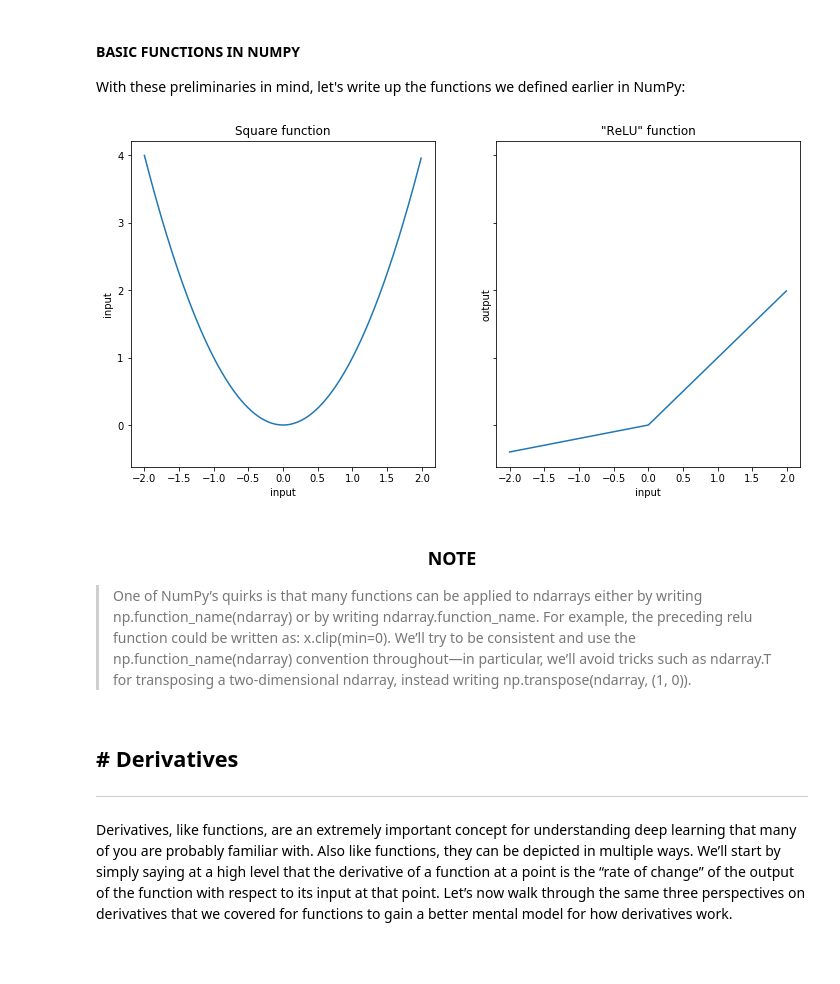
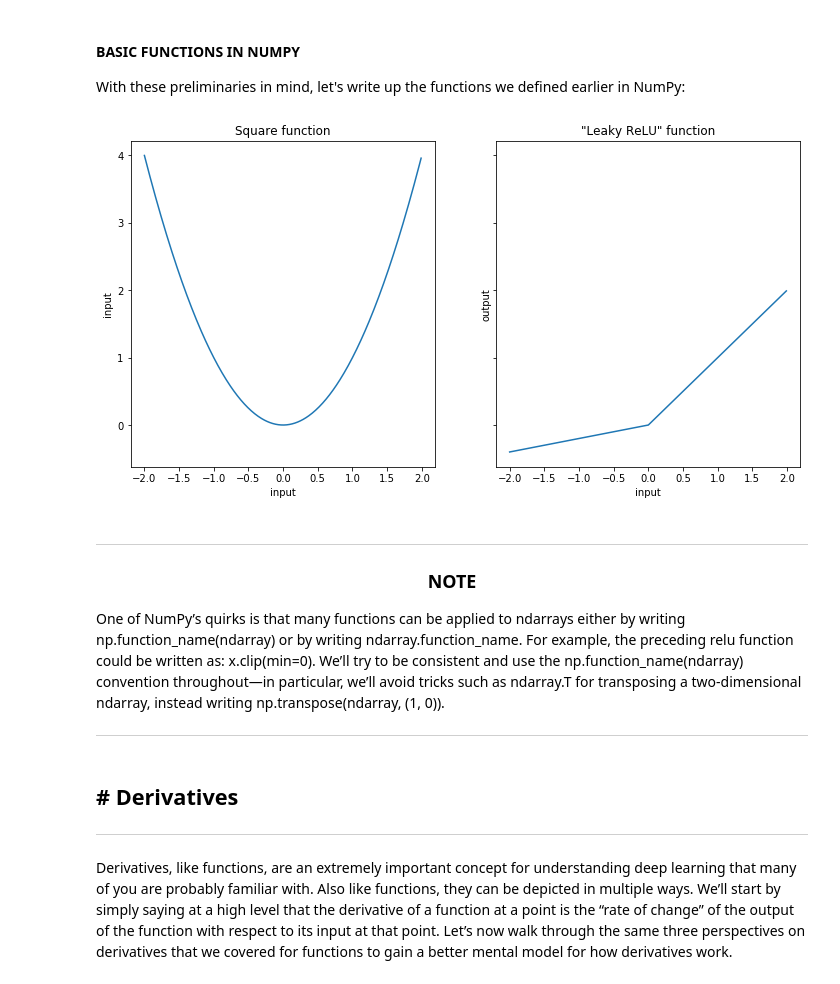
Before and after one commit to taufikfathurahman/Deep-Learning-from-Scratch, a Jupyter notebook: Chapter 1. Foundations.ipynb, the cells around one changed output. Saved outputs shown, nothing was run; the diff lists cells and outputs as text; code cells hidden in the pictures; blank space fills up the shorter version.

```diff
--- a/Chapter 1. Foundations.ipynb
+++ b/Chapter 1. Foundations.ipynb
@@ -173,25 +165,28 @@ PDF_FOLDER_PATH = os.path.join("asset", "chapter_1", "pdf_images")
 # %%
 fig, ax = plt.subplots(1, 2, sharey=True, figsize=(12, 6))
 
 input_range = np.arange(-2, 2, 0.01)
 ax[0].plot(input_range, square(input_range))
 ax[0].set_title('Square function')
 ax[0].set_xlabel('input')
 ax[0].set_ylabel('input')
 
 ax[1].plot(input_range, leaky_relu(input_range))
-ax[1].set_title('"ReLU" function')
+ax[1].set_title('"Leaky ReLU" function')
 ax[1].set_xlabel('input')
 ax[1].set_ylabel('output')
 
 plt.savefig(os.path.join(IMG_FOLDER_PATH, "01_two_functions.png"))
 plt.savefig(os.path.join(PDF_FOLDER_PATH, "01_two_functions.pdf"))
 # %% [output]
-[figure, old version]
+[figure, new version]
 # %% [markdown]
+---
 <h3 align="center"><strong>NOTE</strong></h3>
 
-> One of NumPy’s quirks is that many functions can be applied to ndarrays either by writing np.function_name(ndarray) or by writing ndarray.function_name. For example, the preceding relu function could be written as: x.clip(min=0). We’ll try to be consistent and use the np.function_name(ndarray) convention throughout—in particular, we’ll avoid tricks such as ndarray.T for transposing a two-dimensional ndarray, instead writing np.transpose(ndarray, (1, 0)).
+One of NumPy’s quirks is that many functions can be applied to ndarrays either by writing np.function_name(ndarray) or by writing ndarray.function_name. For example, the preceding relu function could be written as: x.clip(min=0). We’ll try to be consistent and use the np.function_name(ndarray) convention throughout—in particular, we’ll avoid tricks such as ndarray.T for transposing a two-dimensional ndarray, instead writing np.transpose(ndarray, (1, 0)).
+
+---
 # %% [markdown]
 ## # Derivatives
 ---
```
Also changed, not shown: parts of 18 cells of this notebook, 5 other files.
